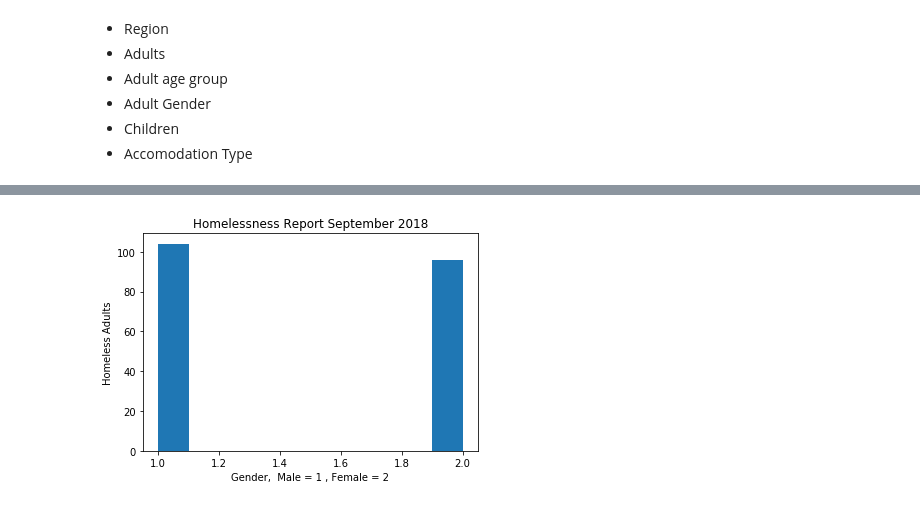
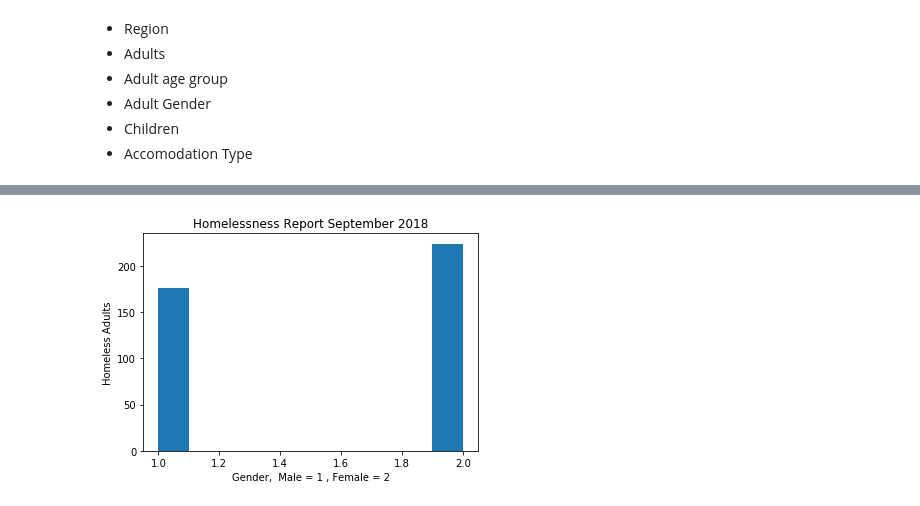
Before and after one commit to MarianneLawless/Programming-DA-Project, a Jupyter notebook: Programming for Data Analysis Project 2018.ipynb, the cells around one changed output, grey strips where cells are left out. Drawn from its saved outputs; the diff is of its cells as text; code cells hidden in the pictures.

```diff
--- a/Programming for Data Analysis Project 2018.ipynb
+++ b/Programming for Data Analysis Project 2018.ipynb
@@ -145,9 +202,9 @@ len(Gender)
 # %%
-x = np.random.randint(1,3, 200)
+x = np.random.randint(1,3, 400)
 plt.hist(x)
 plt.ylabel('Homeless Adults')
 plt.xlabel('Gender,  Male = 1 , Female = 2')
 plt.title('Homelessness Report September 2018')
 plt.show()
 # %% [output]
-[figure, old version]
+[figure, new version]
```
Also changed, not shown: parts of 16 cells of this notebook.
